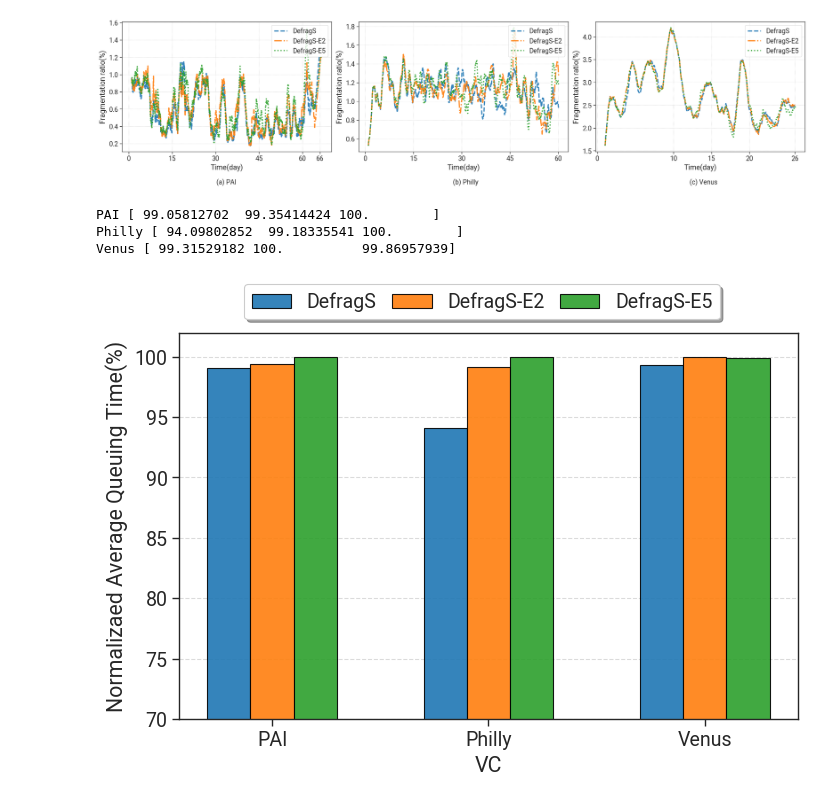
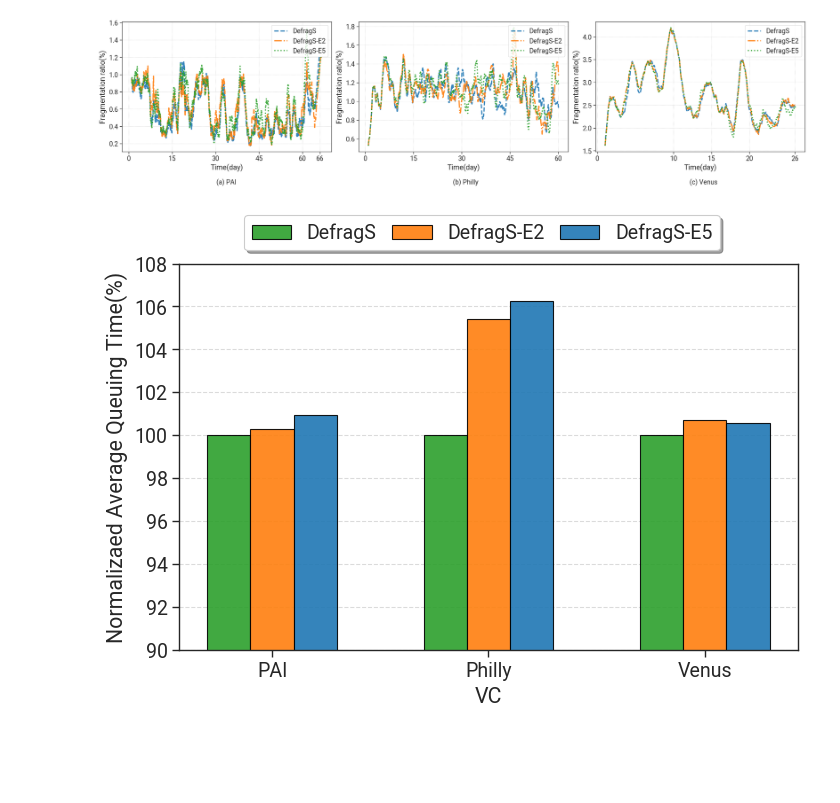
Before and after one commit to CUG-nhf/simulator, a Jupyter notebook: plot/result_plot.ipynb, the cells around one changed output. Saved outputs shown, nothing was run; the diff lists cells and outputs as text; code cells hidden in the pictures; blank space fills up the shorter version.

```diff
--- a/plot/result_plot.ipynb
+++ b/plot/result_plot.ipynb
@@ -246,7 +246,7 @@ scheduler = "defragS_dynamic"
 
 log_dirs = ["../log/test", "../log/noDuration_2", "../log/noDuration_5"]
 labels = ['DefragS', "DefragS-E2", "DefragS-E5"]
-
+colors = [(0.17254901960784313, 0.6274509803921569, 0.17254901960784313),(1.0, 0.4980392156862745, 0.054901960784313725),(0.12156862745098039, 0.4666666666666667, 0.7058823529411765)]
 
 window_size = 60 * 24
 data_type = 'fragmentation_ratio' #  gpu_utilization
@@ -284,45 +284,49 @@ if save:
 [figure]
 # %%
 # 续实验4：鲁棒性，duration不可只知 画queuing time
-fig, ax1 = plt.subplots(ncols=1, nrows=1, constrained_layout=True, figsize=(7, 5))
+fig, (ax1) = plt.subplots(ncols=1, nrows=1, constrained_layout=True, figsize=(7, 5))
 x = np.arange(len(data_name))
 width = 0.2
 
 shcedulers_data = []
+migration_times = []
 for i, data in enumerate(data_name):
 	que_ls = []
+	mig_ls = []
 	for j in range(len(log_dirs)):
 		if data == 'PAI':
 			df = pd.read_csv(log_dirs[j]+f'/ali20/ali20_{scheduler}/que_avg.csv')
+			# df2 = pd.read_csv(log_dirs[j]+f'/ali20/ali20_{scheduler}/all/{scheduler}_all_log.csv')
 		elif data == 'Philly':
 			df = pd.read_csv(log_dirs[j]+f'/Philly_mutation/Philly_{scheduler}/que_avg.csv')
+			#df2 = pd.read_csv(log_dirs[j]+f'/Philly_mutation/Philly_{scheduler}/all/{scheduler}_all_log.csv')
 		elif data == 'Venus':
 			df = pd.read_csv(log_dirs[j]+f'/Venus_Sept/Venus_Sept_{scheduler}/que_avg.csv')
+			#df2 = pd.read_csv(log_dirs[j]+f'/Venus_Sept/Venus_Sept_{scheduler}/all/{scheduler}_all_log.csv')
 		que_ls.append(df.iloc[len(df)-1, 1])
+		#mig_ls.append(df2.ckpt_times.sum())
 
-	# Normalize the queuing time
-	que_ls = np.array(que_ls) / max(que_ls) * 100
-	print(data, que_ls)
+	# Normalize the queuing time base DefragS
+	que_ls = np.array(que_ls) / que_ls[0] * 100
 	shcedulers_data.append(que_ls)
+
+	# mig_ls = np.array(mig_ls) / max(mig_ls) * 100
+	# migration_times.append(mig_ls)
 
 scheduler_data = np.array(shcedulers_data).T
 for i in range(len(log_dirs)):
-	ax1.bar(x + width * (i-1), scheduler_data[i], width, alpha=0.9,linewidth=0.8,edgecolor="k", label=labels[i])
-
+	ax1.bar(x + width * (i-1), scheduler_data[i], width, alpha=0.9,linewidth=0.8,edgecolor="k", label=labels[i], color=colors[i])
 
 ax1.set_xlabel('VC')
 ax1.set_xticks(x)
 ax1.set_xticklabels(data_name)
 ax1.set_ylabel('Normalizaed Average Queuing Time(%)')
-ax1.set_ylim(70, 102)
+ax1.set_ylim(90, 108)
 ax1.legend(loc="upper center",bbox_to_anchor=(0.49, 1.15), ncol=len(log_dirs), columnspacing=0.8, fancybox=True, shadow=True,)
 ax1.grid(True, axis='y', linestyle='--', alpha=0.7)
 
 save = True
 if save:
 	fig.savefig(f"../figures/experiment4_noDuration_queuing_time.pdf", bbox_inches="tight", dpi=600,)
 # %% [output]
-PAI [ 99.05812702  99.35414424 100.        ]
-Philly [ 94.09802852  99.18335541 100.        ]
-Venus [ 99.31529182 100.          99.86957939]
-[figure, old version]
+[figure, new version]
```
Also changed, not shown: parts of 3 cells of this notebook, 6 other files.
